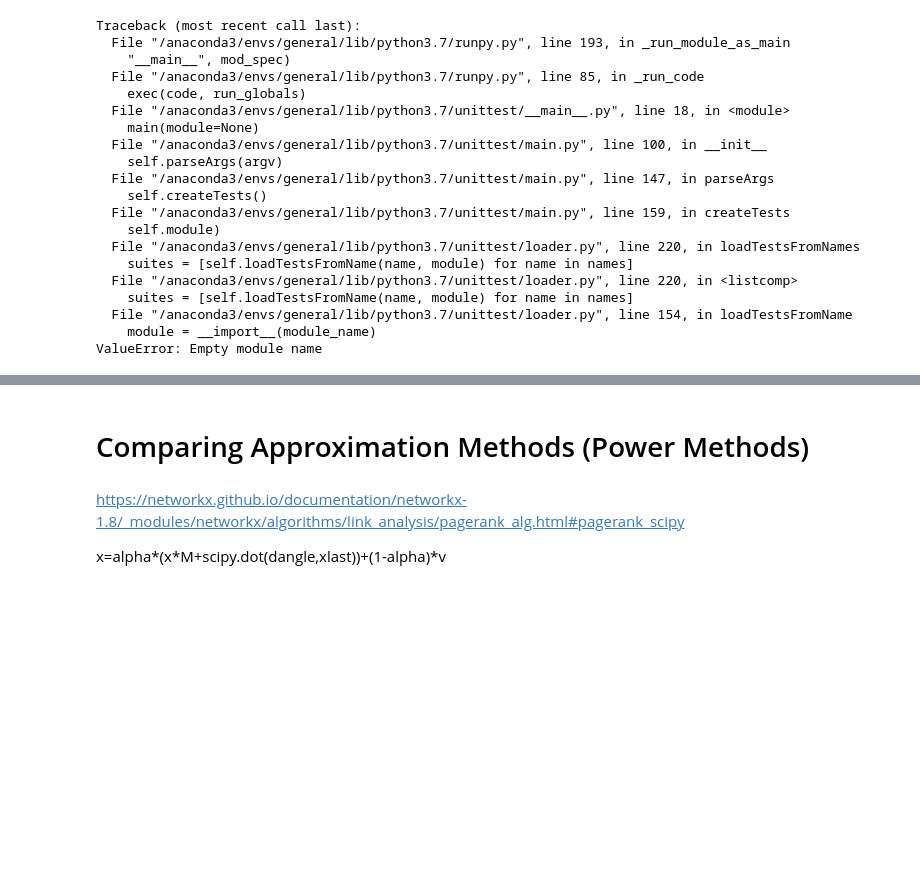
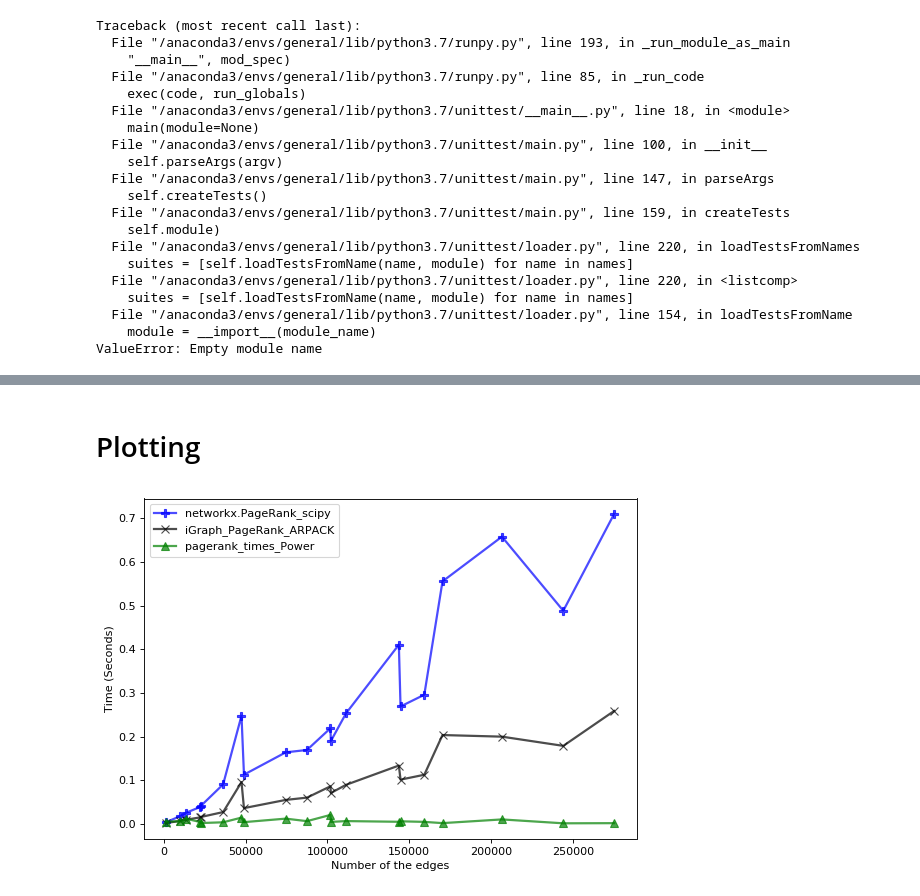
Before and after one commit to asajadi/fast-pagerank, a Jupyter notebook: notebooks/Moler_PageRank.ipynb, the cells around one changed output, grey strips where cells are left out. Cells and saved outputs as stored; diff of their text form; code cells hidden in the pictures; blank space fills up the shorter version.

Commit message:
refining documentation

```diff
--- a/notebooks/Moler_PageRank.ipynb
+++ b/notebooks/Moler_PageRank.ipynb
@@ -456,32 +449,42 @@ print("Done")
+# %% [markdown]
+# Plotting
 # %%
-%%writefile plotting.py
-
 import matplotlib.pyplot as plt
 %matplotlib inline
 
 plt.figure(num=None, figsize=(7, 5), dpi=80, facecolor='w', edgecolor='k')
 
 
+# plt.plot(size_vector_sorted, netx_pagerank_times_sorted,
+#          'o-', ms=8, lw=2, alpha=0.7, color='cyan',
+#          label='networkx.PageRank')
+# plt.plot(size_vector_sorted, netx_pagerank_times_numpy_sorted,
+#          'v-', ms=8, lw=2, alpha=0.7, color='magenta',
+#          label='networkx.PageRank_numpy')
 
+plt.plot(size_vector_sorted, netx_pagerank_times_scipy_sorted,
+         'P-', ms=8, lw=2, alpha=0.7, color='blue',
+         label='networkx.PageRank_scipy')
 
+plt.plot(size_vector_sorted, ig_pagerank_times_sorted,
+         'x-', ms=8, lw=2, alpha=0.7, color='black',
+         label='iGraph_PageRank_ARPACK')
 
-#plt.plot(size_vector_sorted, netx_pagerank_times_sorted, 'o-',  ms=8, lw=2,alpha=0.7, color='cyan', label='networkx.PageRank')
-#plt.plot(size_vector_sorted, netx_pagerank_times_numpy_sorted, 'v-', ms=8, lw=2,alpha=0.7, color='magenta', label='networkx.PageRank_numpy')
-plt.plot(size_vector_sorted, netx_pagerank_times_scipy_sorted, 'P-', ms=8, lw=2,alpha=0.7, color='blue', label='networkx.PageRank_scipy')
-
-plt.plot(size_vector_sorted, ig_pagerank_sorted, 'x-', ms=8, lw=2,alpha=0.7, color='black', label='iGraph_PageRank_ARPACK')
-
-plt.plot(size_vector_sorted, moler_pagerank_times, '*-', ms=8, lw=2,alpha=0.7, color='red', label='moler_pagerank_times')
-plt.plot(size_vector_sorted, moler_pagerank_times_power, '^-', ms=8, lw=2,alpha=0.7, color='green', label='moler_pagerank_times_Power')
+# plt.plot(size_vector_sorted, pagerank_times,
+#          '*-', ms=8, lw=2, alpha=0.7, color='red',
+#          label='pagerank_times')
+plt.plot(size_vector_sorted, pagerank_times_power,
+         '^-', ms=8, lw=2, alpha=0.7, color='green',
+         label='pagerank_times_Power')
 
 
 plt.xlabel('Number of the edges')
 plt.ylabel('Time (Seconds)')
 
 
 plt.tight_layout()
 plt.legend(loc=2)
 plt.savefig('pagerank_exact.eps')
 plt.show()
+# %% [output]
+[figure, added]
-# %% [markdown]
-# Comparing Approximation Methods (Power Methods)
@@ -514,4 +490,0 @@ plt.show()
-# %% [markdown]
-https://networkx.github.io/documentation/networkx-1.8/_modules/networkx/algorithms/link_analysis/pagerank_alg.html#pagerank_scipy
-
-x=alpha*(x*M+scipy.dot(dangle,xlast))+(1-alpha)*v
```
Also changed, not shown: parts of 11 cells of this notebook, 2 other files.
